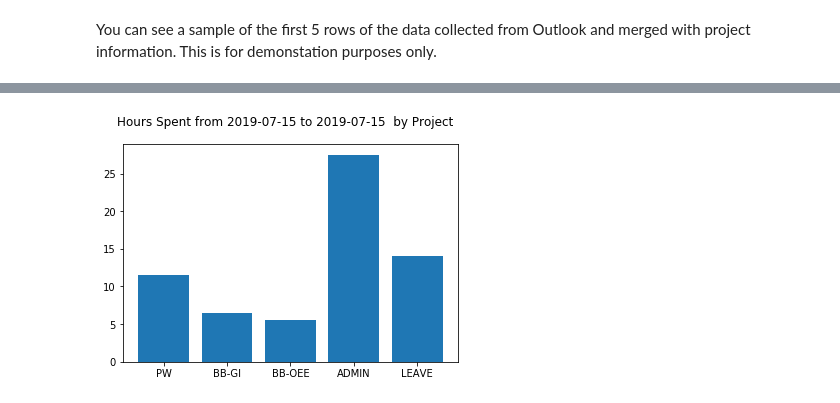
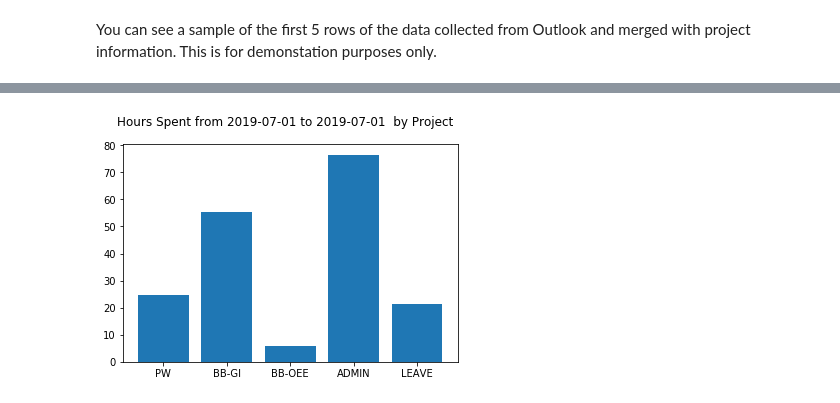
Before and after one commit to canmet-energy/outlook_to_sap, a Jupyter notebook: outlook_to_sap.ipynb, the cells around one changed output, grey strips where cells are left out. Saved outputs shown, nothing was run; the diff lists cells and outputs as text; code cells hidden in the pictures.

```diff
--- a/outlook_to_sap.ipynb
+++ b/outlook_to_sap.ipynb
@@ -36,6 +36,6 @@ outlook.create_week_sap_report(2019, 29)
 | 3 | 714702 |  |  | ADM | 1.00 | ADM | HOUSING AND BUILDINGS |  | 3.0 | ... |
 | 4 | 714702 |  |  | LVE | 1.00 | LVE | HOUSING AND BUILDINGS |  | 2.0 | ... |
 # %%
-outlook.plot_bar_for_hours_on_projects_in_range(datetime.datetime(2019, 7, 15, 0, 0),datetime.datetime(2019, 7, 28, 0, 0))
+outlook.plot_bar_for_hours_on_projects_in_range(datetime.datetime(2019, 7, 1, 0, 0),datetime.datetime(2019, 8, 1, 0, 0))
 # %% [output]
-[figure, old version]
+[figure, new version]
```
Also changed, not shown: parts of 2 cells of this notebook, 6 other files.
